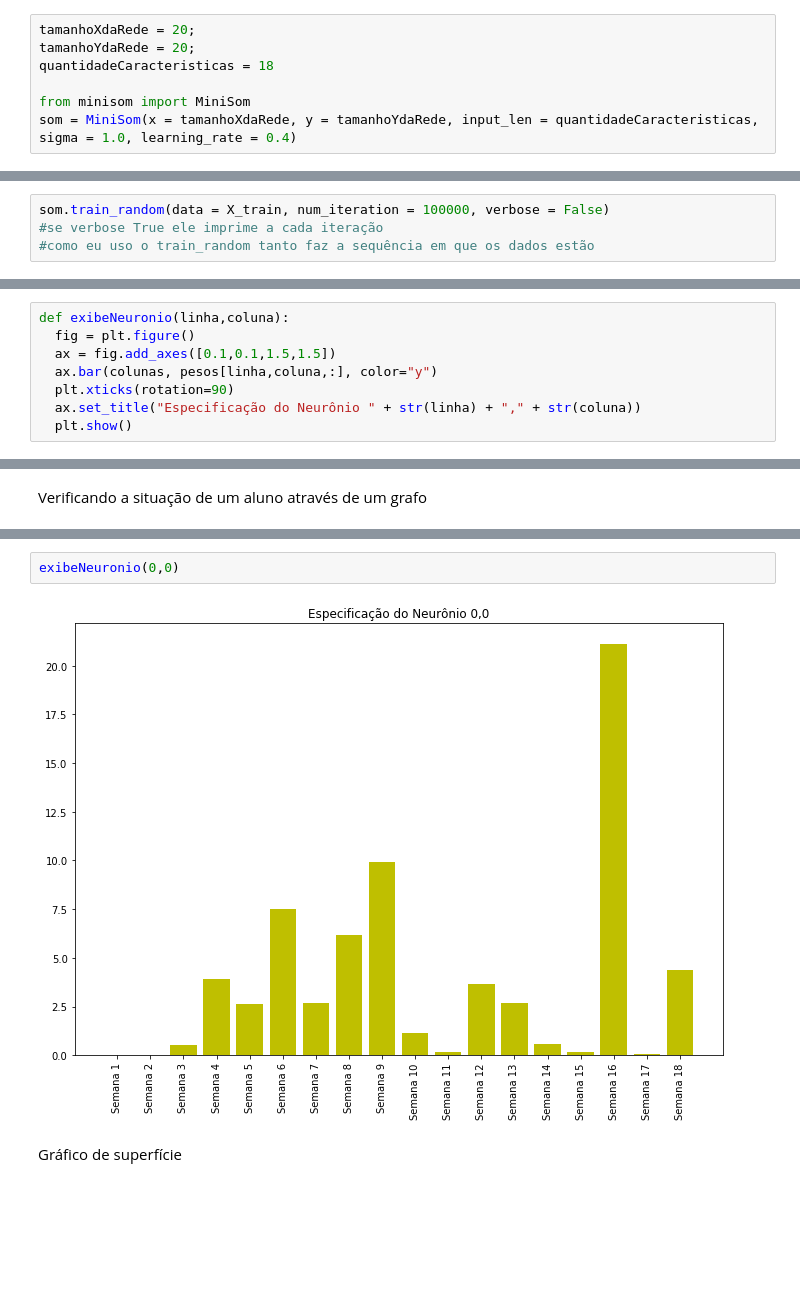
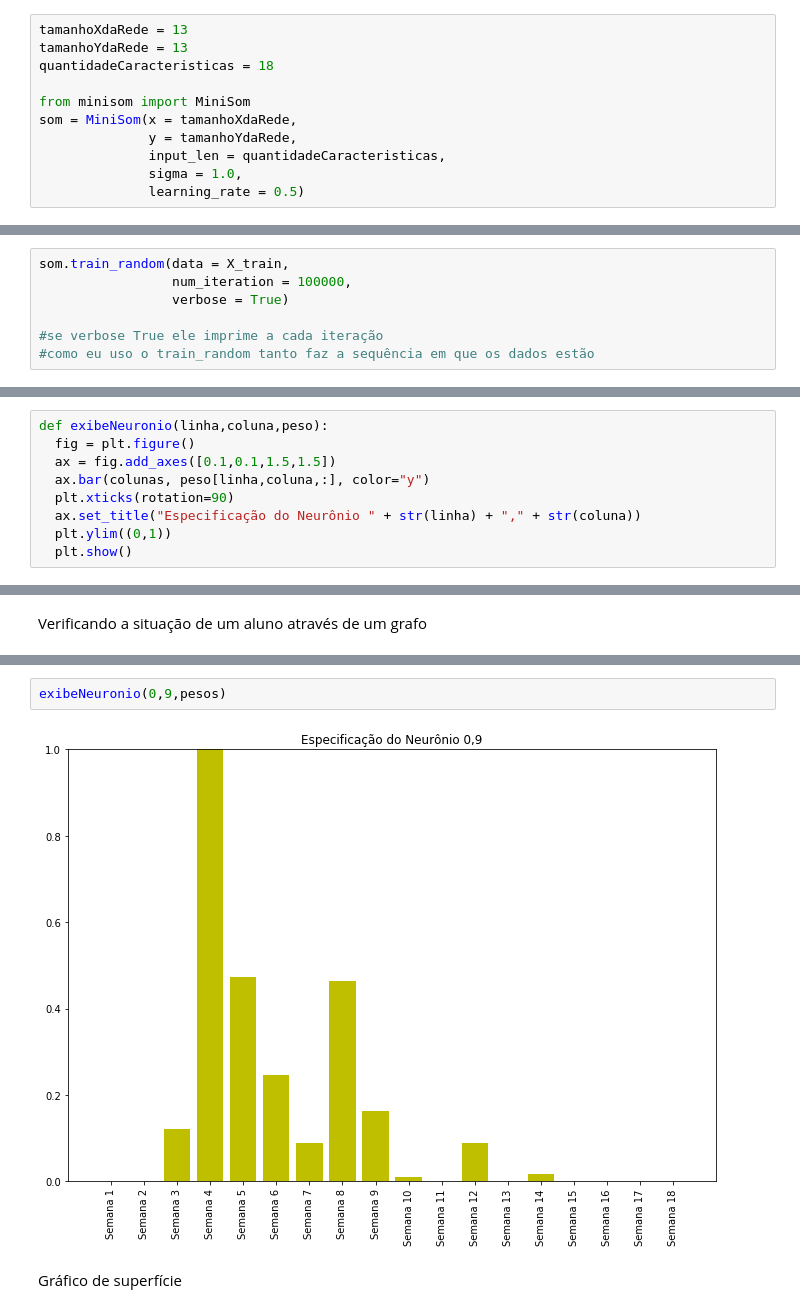
Before and after one commit to vilsonrodrigues/PegasusProject, a Jupyter notebook: Pegasus_Project.ipynb, the cells around one changed output, grey strips where cells are left out. Saved outputs shown, nothing was run; the diff lists cells and outputs as text; blank space fills up the shorter version.

```diff
--- a/Pegasus_Project.ipynb
+++ b/Pegasus_Project.ipynb
@@ -57,15 +82,22 @@ array([7.9, 7.9, 7.9, ..., 0. , 0. , 0. ])
 # %% [markdown]
 Criando o modelo da SOM
 # %%
-tamanhoXdaRede = 20;
-tamanhoYdaRede = 20;
+tamanhoXdaRede = 13
+tamanhoYdaRede = 13
 quantidadeCaracteristicas = 18
 
 from minisom import MiniSom
-som = MiniSom(x = tamanhoXdaRede, y = tamanhoYdaRede, input_len = quantidadeCaracteristicas, sigma = 1.0, learning_rate = 0.4)
+som = MiniSom(x = tamanhoXdaRede,
+              y = tamanhoYdaRede,
+              input_len = quantidadeCaracteristicas,
+              sigma = 1.0,
+              learning_rate = 0.5)
 # %% [markdown]
 Treinando a rede SOM
 # %%
-som.train_random(data = X_train, num_iteration = 100000, verbose = False)
+som.train_random(data = X_train,
+                 num_iteration = 100000,
+                 verbose = True)
+
 #se verbose True ele imprime a cada iteração
 #como eu uso o train_random tanto faz a sequência em que os dados estão
@@ -141,12 +235,13 @@ def chamaGraficoDePizzaDeSituacoes():
 # %% [markdown]
 Função para exibir atributos de um neurônio específico
 # %%
-def exibeNeuronio(linha,coluna):
+def exibeNeuronio(linha,coluna,peso):
   fig = plt.figure()
   ax = fig.add_axes([0.1,0.1,1.5,1.5])
-  ax.bar(colunas, pesos[linha,coluna,:], color="y")
+  ax.bar(colunas, peso[linha,coluna,:], color="y")
   plt.xticks(rotation=90)
   ax.set_title("Especificação do Neurônio " + str(linha) + "," + str(coluna))
+  plt.ylim((0,1))
   plt.show()
 # %% [markdown]
 Função para consultar a proporção de aprovados e reprovados e retornar uma cor
@@ -252,7 +354,7 @@ Semana(s) que caíram no neurônio [5, 8, 10, 16]
 # %%
-exibeNeuronio(0,0)
+exibeNeuronio(0,9,pesos)
 # %% [output]
-[figure, old version]
+[figure, new version]
 # %% [markdown]
 Gráfico de superfície
 # %%
```
Also changed, not shown: parts of 64 cells of this notebook.
